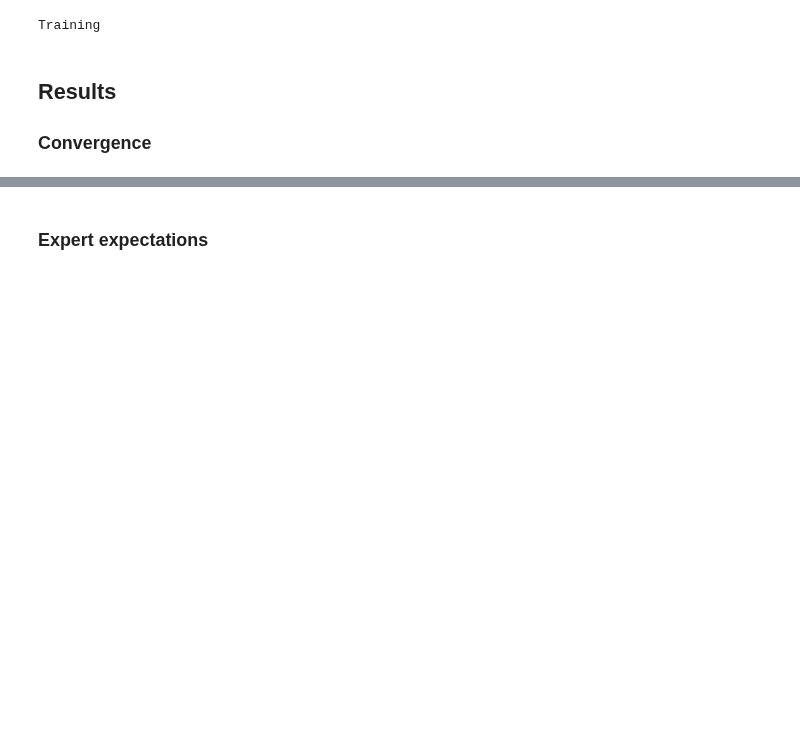
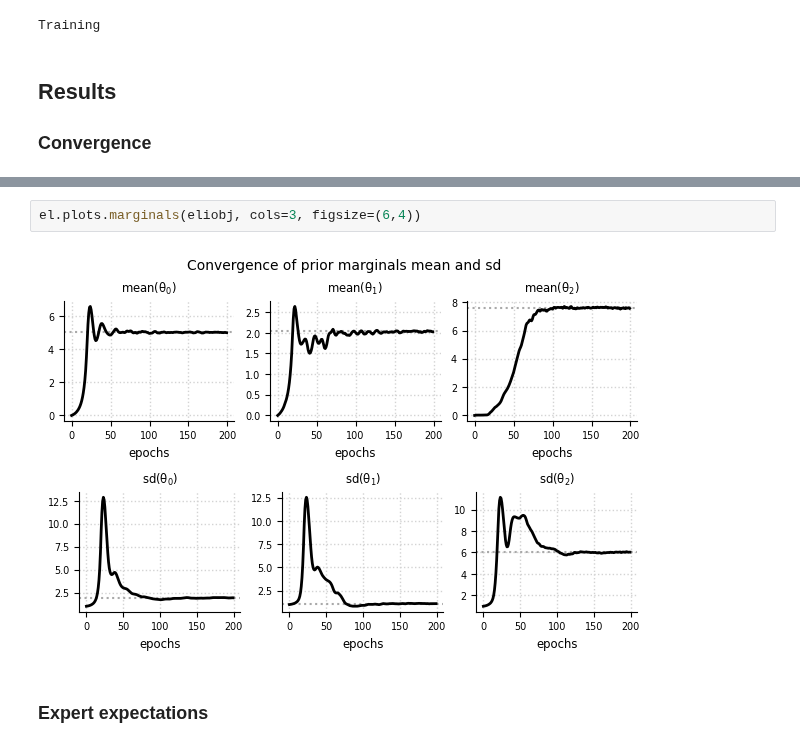
Before and after one commit to florence-bockting/prior_elicitation, a Jupyter notebook: docs/source/tutorials/toymodel_deep.ipynb, the cells around one changed output, grey strips where cells are left out. Cells and saved outputs as stored; diff of their text form; blank space fills up the shorter version.

Commit message:
included marginals() in el.plots
updated package module el.plots and included el.plots.marginals() in deep_prior-tutorial notebook

```diff
--- a/docs/source/tutorials/toymodel_deep.ipynb
+++ b/docs/source/tutorials/toymodel_deep.ipynb
@@ -223,3 +223,7 @@ el.plots.loss(eliobj, figsize=(7,3))
+# %%
+el.plots.marginals(eliobj, cols=3, figsize=(6,4))
+# %% [output]
+[figure, added]
 # %% [markdown]
 ### Expert expectations
 # %%
```
Also changed, not shown: parts of 2 cells of this notebook, 2 other files.
